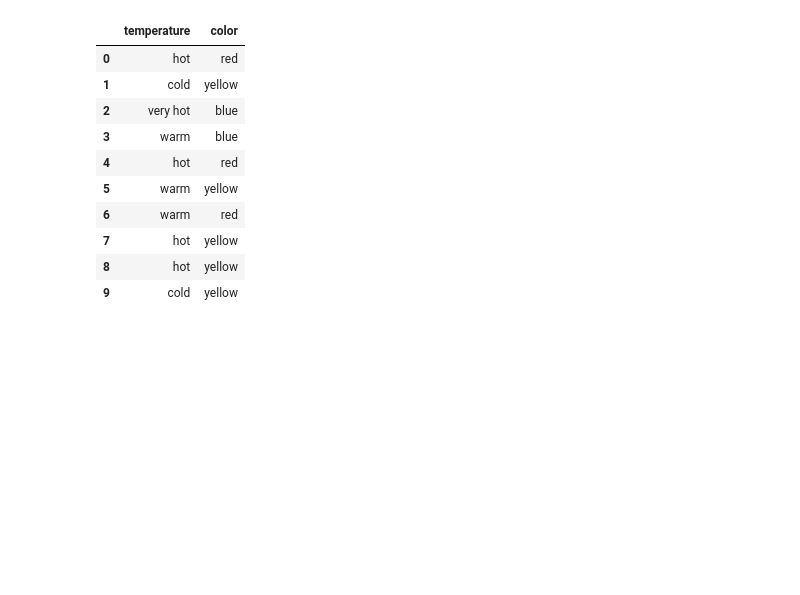
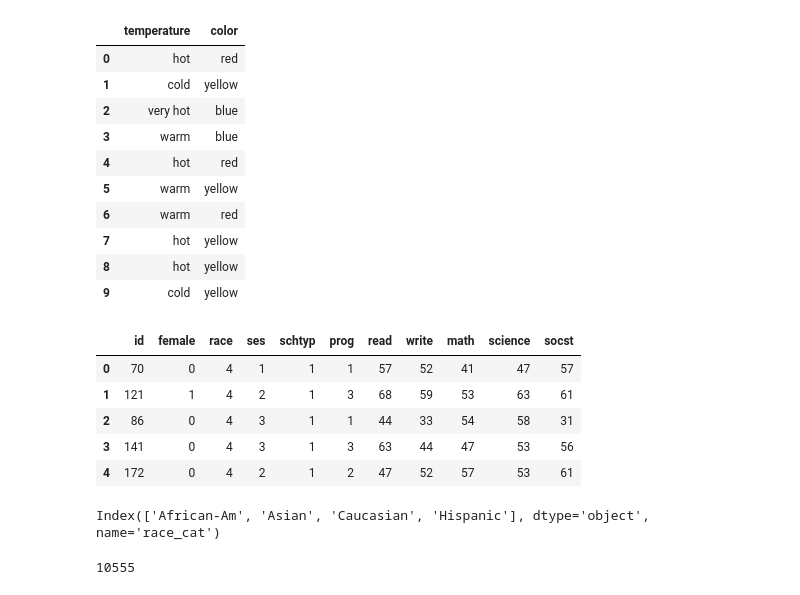
Before and after one commit to amareyah/MaxinAI_Education, a Jupyter notebook: ml_intro/categorial_data_encoding.ipynb, the cells around one changed output. Drawn from its saved outputs; the diff is of its cells as text; code cells hidden in the pictures; blank space fills up the shorter version.

```diff
--- a/ml_intro/categorial_data_encoding.ipynb
+++ b/ml_intro/categorial_data_encoding.ipynb
@@ -267,3 +267,14 @@ df.select_dtypes(include=object)
 | 7 | hot | yellow |
 | 8 | hot | yellow |
 | 9 | cold | yellow |
+# %%
+data = pd.read_csv('https://stats.idre.ucla.edu/stat/data/hsb2.csv')
+# %%
+data.head()
+# %% [output]
+|  | id | female | race | ses | schtyp | prog | read | write | math | science | socst |
+| 0 | 70 | 0 | 4 | 1 | 1 | 1 | 57 | 52 | 41 | 47 | 57 |
+| 1 | 121 | 1 | 4 | 2 | 1 | 3 | 68 | 59 | 53 | 63 | 61 |
+| 2 | 86 | 0 | 4 | 3 | 1 | 1 | 44 | 33 | 54 | 58 | 31 |
+| 3 | 141 | 0 | 4 | 3 | 1 | 3 | 63 | 44 | 47 | 53 | 56 |
+| 4 | 172 | 0 | 4 | 2 | 1 | 2 | 47 | 52 | 57 | 53 | 61 |
@@ -269,0 +287,8 @@ df.select_dtypes(include=object)
+# %%
+(data.groupby('race_cat').sum()/data['write'].sum()).index
+# %% [output]
+Index(['African-Am', 'Asian', 'Caucasian', 'Hispanic'], dtype='object', name='race_cat')
+# %%
+data['write'].sum()
+# %% [output]
+10555
```
Also changed, not shown: parts of 10 cells of this notebook.
